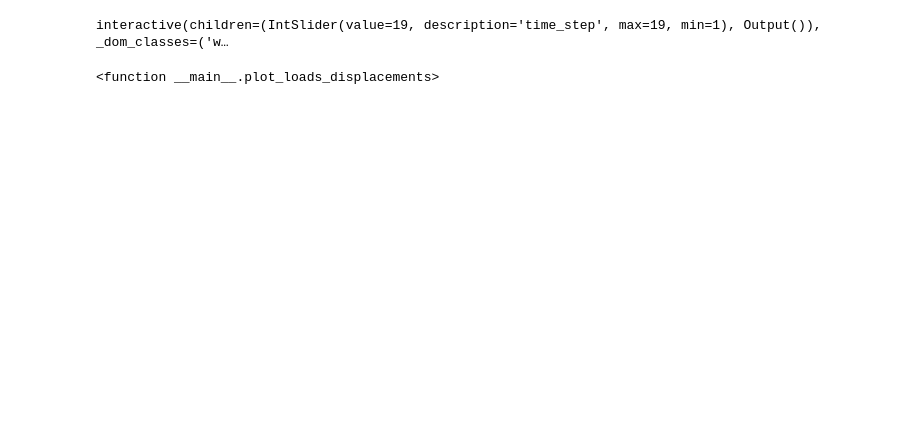
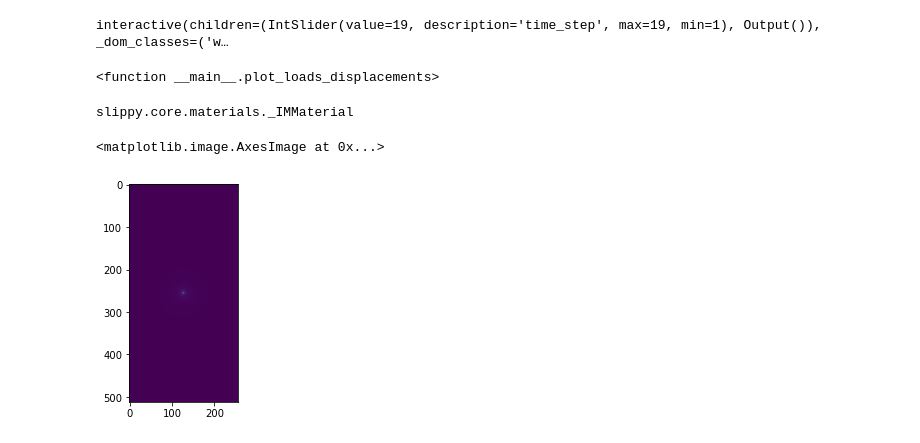
Before and after one commit to FrictionTribologyEnigma/slippy, a Jupyter notebook: examples/Quasi Static Steps - Normal contact with movement.ipynb, the cells around one changed output. Cells and saved outputs as stored; diff of their text form; code cells hidden in the pictures; blank space fills up the shorter version.

```diff
--- a/examples/Quasi Static Steps - Normal contact with movement.ipynb
+++ b/examples/Quasi Static Steps - Normal contact with movement.ipynb
@@ -123,3 +123,13 @@ interact(plot_loads_displacements,
 # %% [output]
 interactive(children=(IntSlider(value=19, description='time_step', max=19, min=1), Output()), _dom_classes=('w…
 <function __main__.plot_loads_displacements>
+# %%
+import slippy.core as core
+core._IMMaterial
+# %% [output]
+slippy.core.materials._IMMaterial
+# %%
+plt.imshow(core._IMMaterial.influence_matrix.cache['steel'][0]['zz'])
+# %% [output]
+<matplotlib.image.AxesImage at 0x...>
+[figure, added]
```
Also changed, not shown: parts of 2 cells of this notebook, 39 other files.
